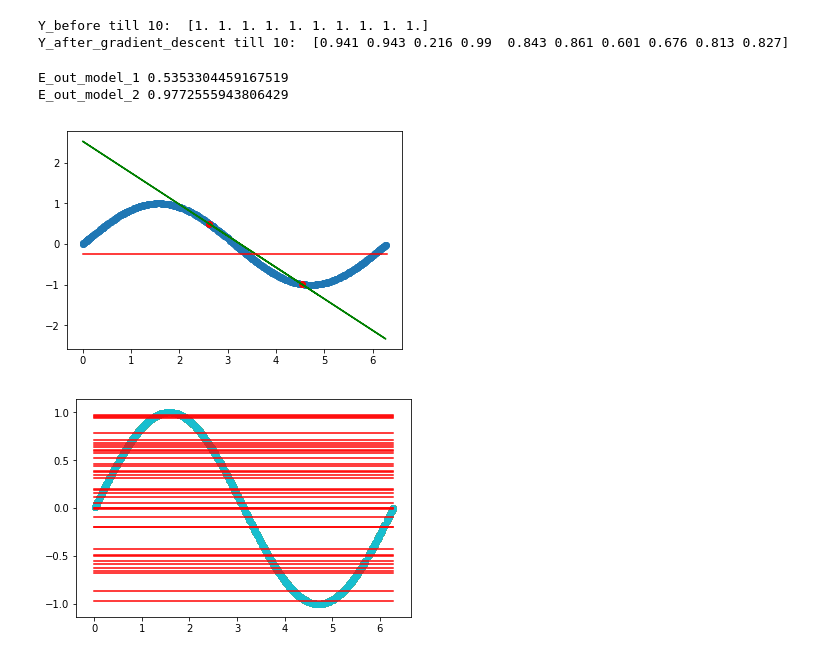
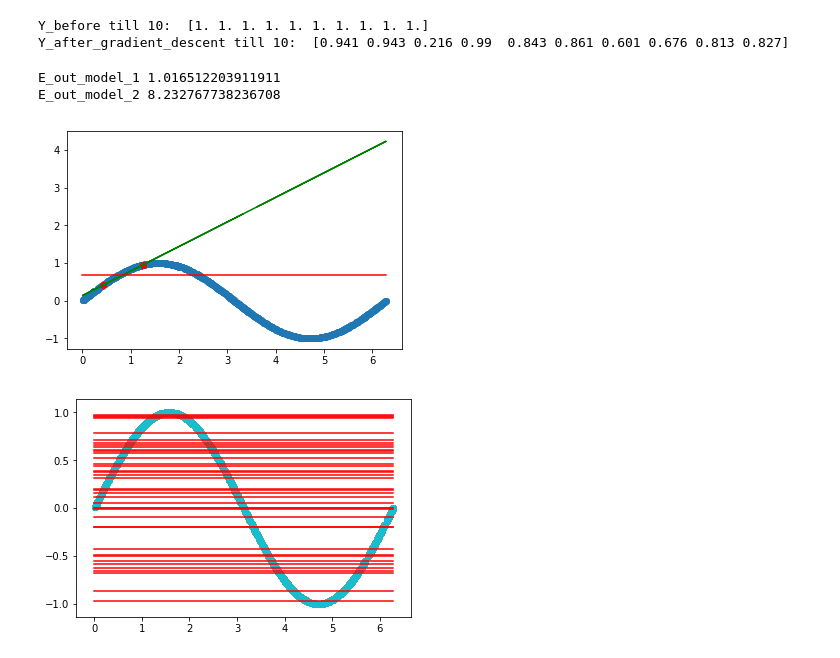
Before and after one commit to KonstantinKochetov/ML-implementations, a Jupyter notebook: Beleg3.ipynb, the cells around one changed output. Saved outputs shown, nothing was run; the diff lists cells and outputs as text; code cells hidden in the pictures.

```diff
--- a/Beleg3.ipynb
+++ b/Beleg3.ipynb
@@ -569,17 +569,17 @@ def calculate_e_out(h_1, h_2, x_test, y_test, x, y):
     print("E_out_model_2", e_out_2)
 # %%
 # test
-counter = np.array([0,2])
+counter = np.array([14,16])
 x, y = train_data(counter, x_train, y_train)
 h_1 = build_hypothesis_h_1(x, y)
 h_2_with_thetas = build_hypothesis_h_2(x, y)
 h_2 = h_2_with_thetas[0]
 plot_hypothesises(h_1, h_2, x_train, y_train, x, y)
 calculate_e_out(h_1, h_2, x_test, y_test, x, y)
 # %% [output]
-E_out_model_1 0.5353304459167519
-E_out_model_2 0.9772555943806429
+E_out_model_1 1.016512203911911
+E_out_model_2 8.232767738236708
-[figure, old version]
+[figure, new version]
 # %%
 x_train = 2*np.pi*np.random.uniform(0, 1, num_train) # gleichverteilt zwischen 0 und 2*pi
 y_train = np.sin(x_train)
```
Also changed, not shown: parts of 4 cells of this notebook.
